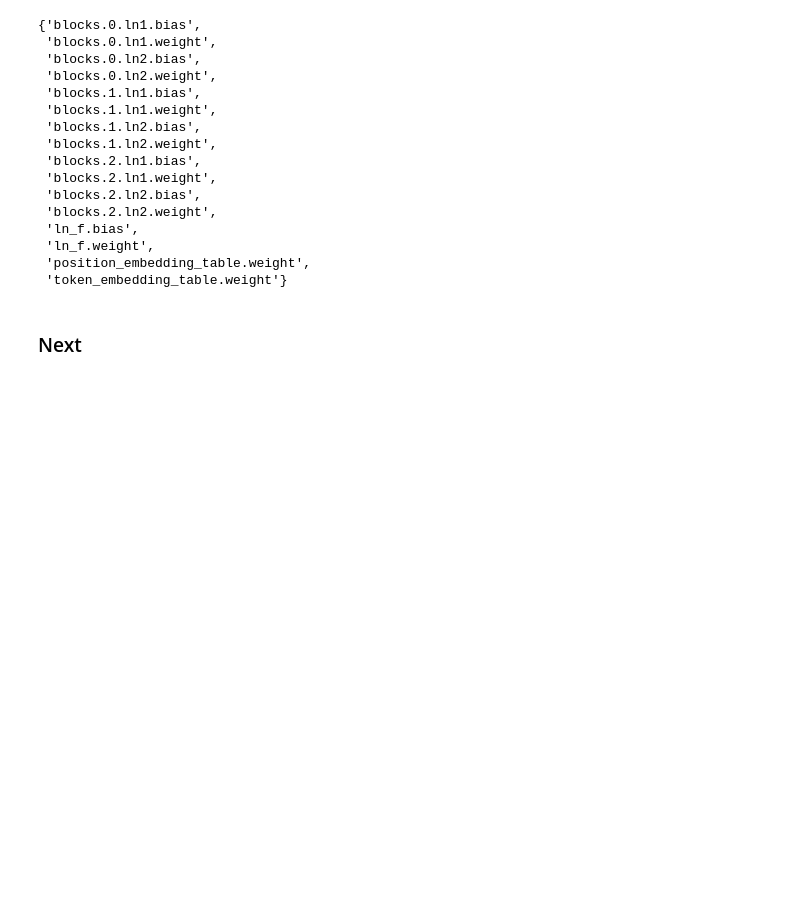
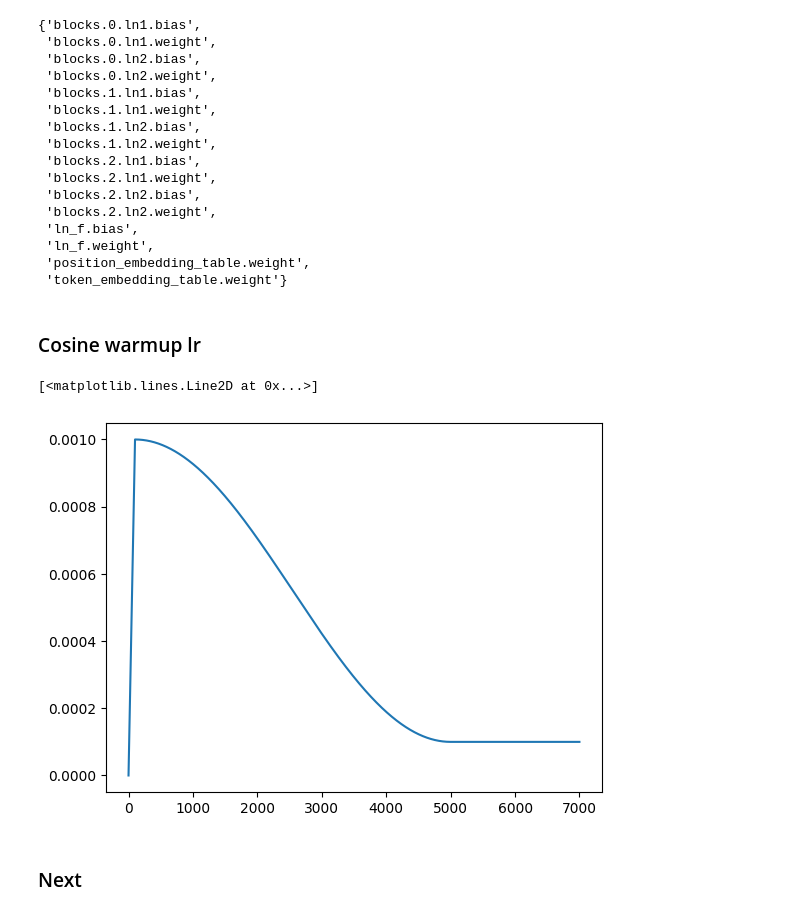
Before and after one commit to adamoz/mini, a Jupyter notebook: transformer/concepts.ipynb, the cells around one changed output. Saved outputs shown, nothing was run; the diff lists cells and outputs as text; code cells hidden in the pictures; blank space fills up the shorter version.

Commit message:
feature: cosine scheduler

```diff
--- a/transformer/concepts.ipynb
+++ b/transformer/concepts.ipynb
@@ -514,5 +517,27 @@ no_decay
  'ln_f.weight',
  'position_embedding_table.weight',
  'token_embedding_table.weight'}
+# %% [markdown]
+### Cosine warmup lr
+# %%
+def get_lr(it, config):
+    # 1) linear warmup for warmup_iters steps
+    if it < config.warmup_iters:
+        return config.max_lr * it / config.warmup_iters
+    # 2) if it > lr_decay_iters, return min learning rate
+    if it > config.lr_decay_iters:
+        return config.min_lr
+    # 3) in between, use cosine decay down to min learning rate
+    decay_ratio = (it - config.warmup_iters) / (config.lr_decay_iters - config.warmup_iters)
+    assert 0 <= decay_ratio <= 1
+    coeff = 0.5 * (1.0 + math.cos(math.pi * decay_ratio)) # coeff ranges 0..1
+    return config.min_lr + coeff * (config.max_lr - config.min_lr)
+# %%
+from config import decoder_config as conf
+r = np.arange(0, 7000)
+plt.plot(r, list(map(lambda x: get_lr(x, conf), list(r))))
+# %% [output]
+[<matplotlib.lines.Line2D at 0x...>]
+[figure, added]
 # %% [markdown]
 ### Next
```
Also changed, not shown: parts of 1 cell of this notebook, 3 other files.
